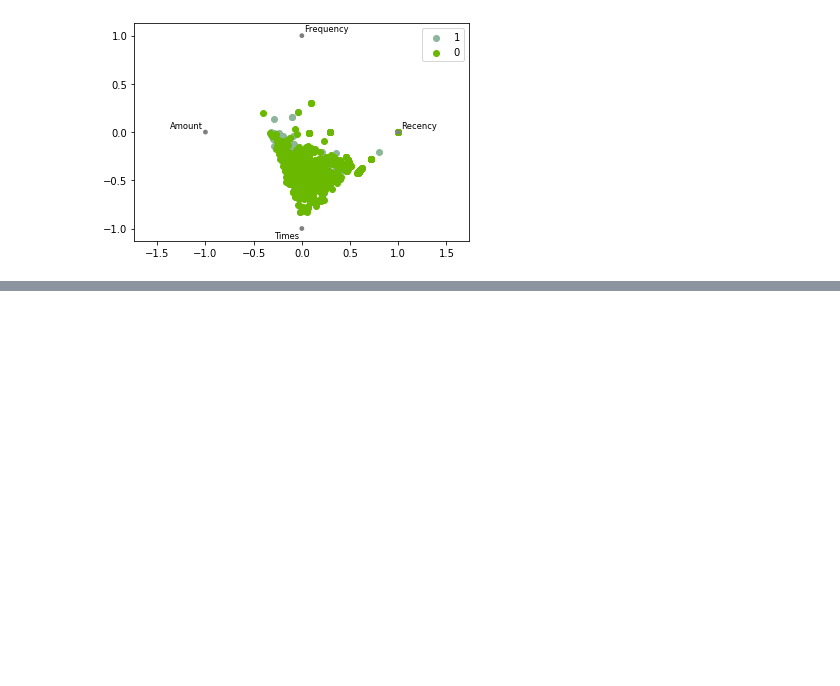
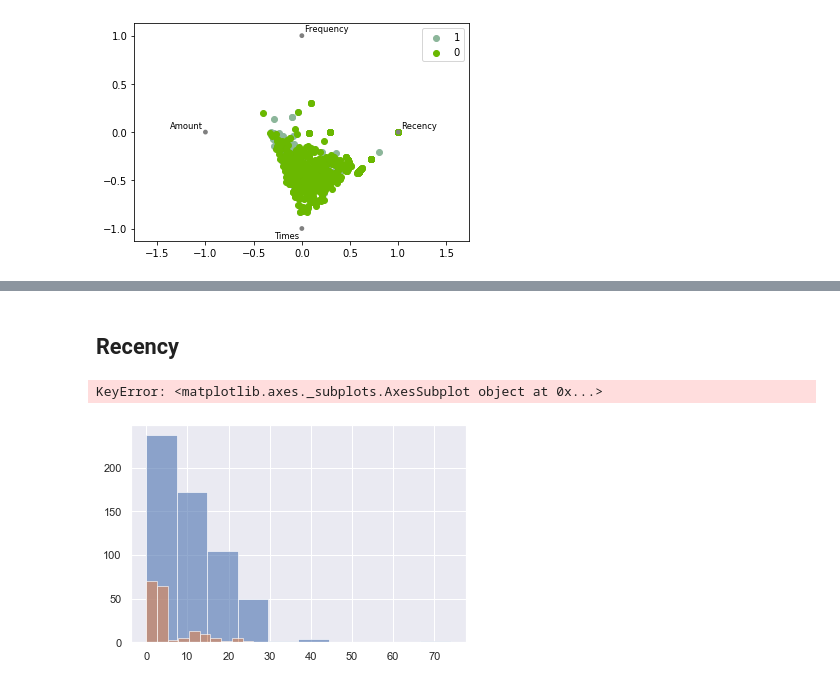
Before and after one commit to Barteus/ml-blood-donations, a Jupyter notebook: data-analysis.ipynb, the cells around one changed output, grey strips where cells are left out. Drawn from its saved outputs; the diff is of its cells as text; code cells hidden in the pictures; blank space fills up the shorter version.

```diff
--- a/data-analysis.ipynb
+++ b/data-analysis.ipynb
@@ -67,0 +66,14 @@ radviz(data, 'Donation')
+# %% [markdown]
+## Recency
+# %%
+groups = data.groupby('Donation').Recency
+
+fig, ax = plt.subplots()
+
+for k, v in groups:
+    v.hist(label=k, alpha=.75, ax=ax)
+
+ax.legend()
+# %% [output]
+KeyError: <matplotlib.axes._subplots.AxesSubplot object at 0x...>
+[figure, added]
```
Also changed, not shown: parts of 7 cells of this notebook, 3 other files.
